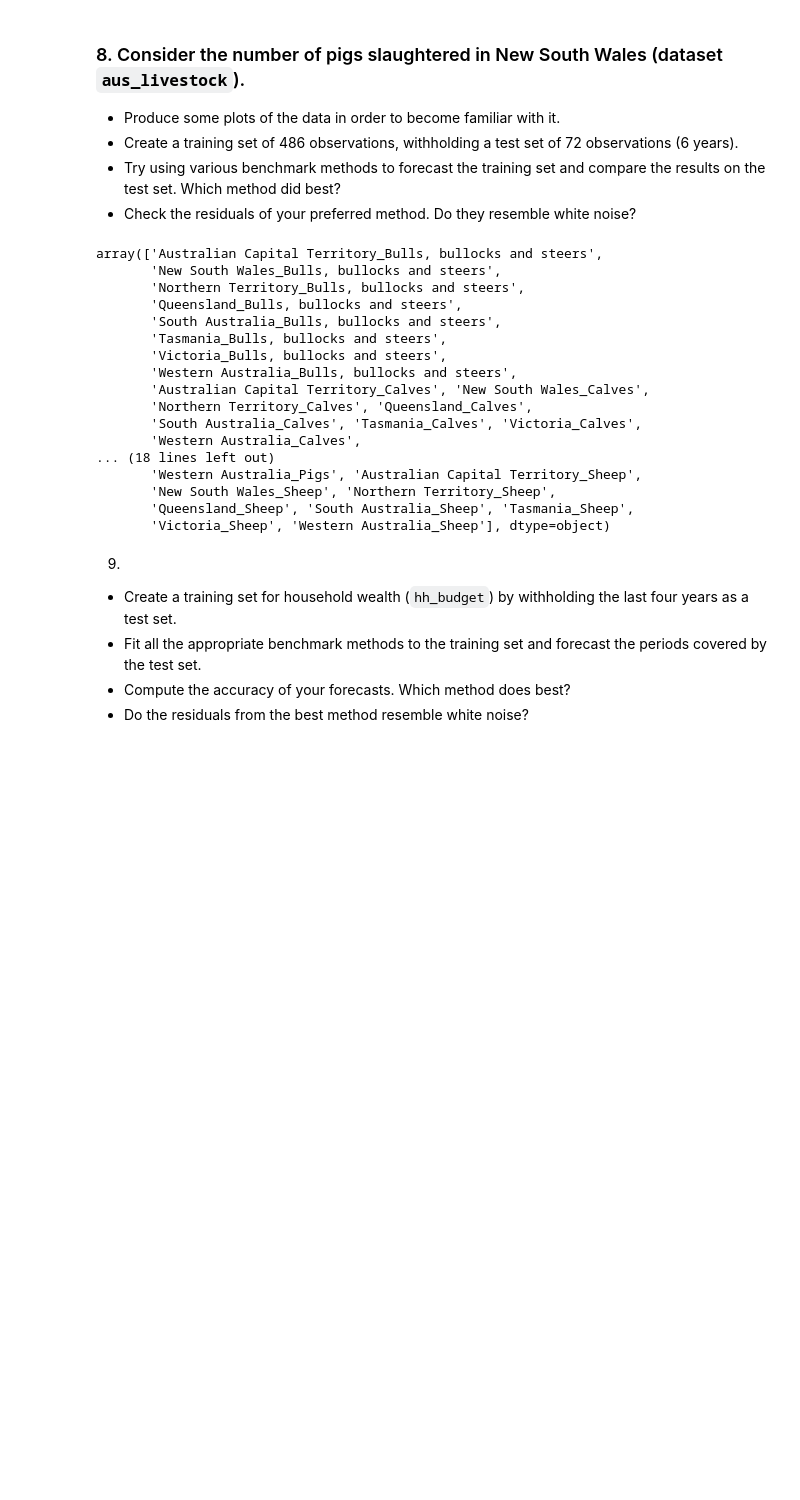
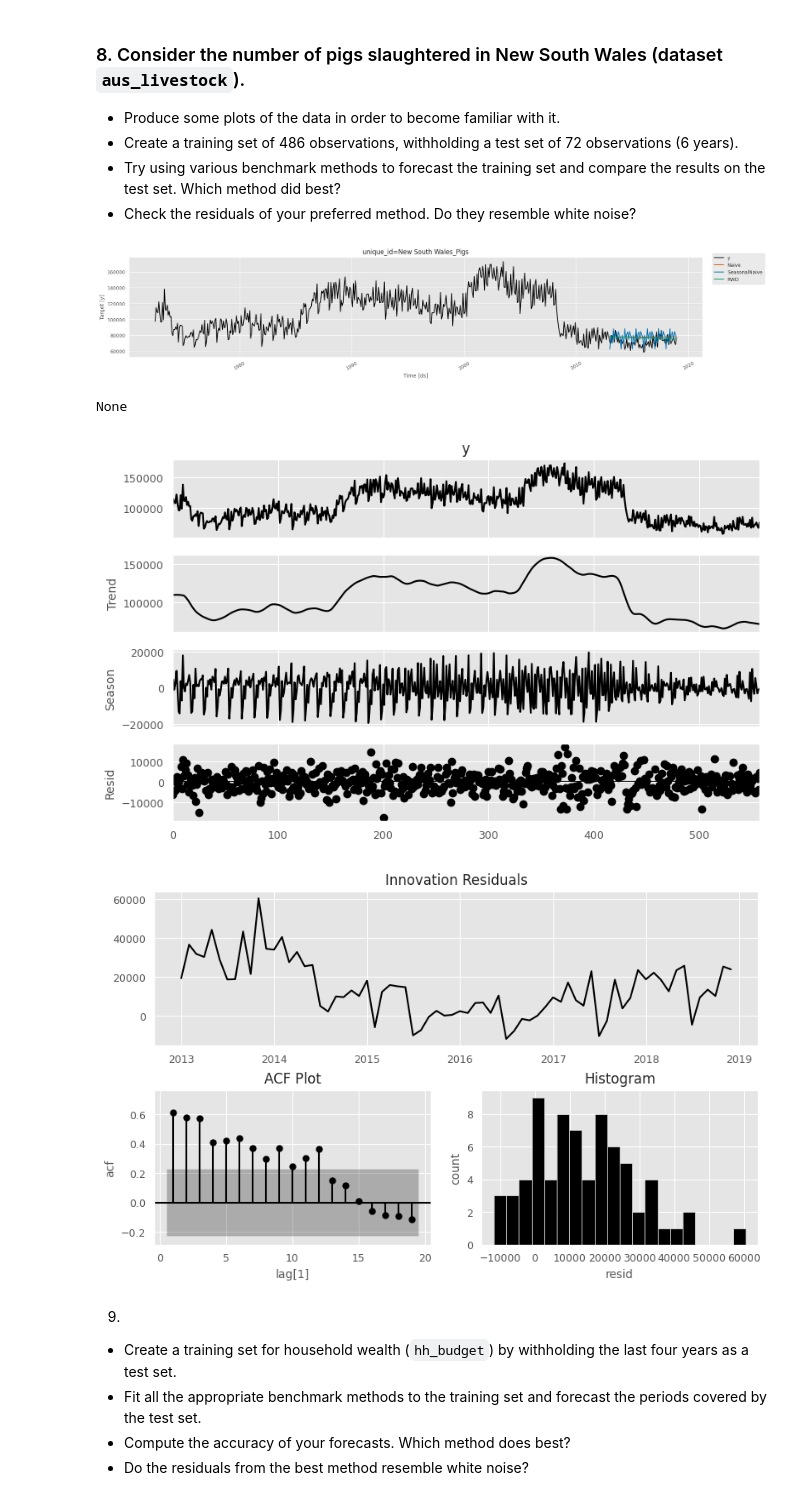
Before and after one commit to Le-Phu-Family/-Time-Series-Analysis-and-Forecasting-methods-, a Jupyter notebook: notebooks/Chapter 5 - The forecaster’s toolbox/Excercises for Chapter 5.ipynb, the cells around one changed output. Saved outputs shown, nothing was run; the diff lists cells and outputs as text; code cells hidden in the pictures; blank space fills up the shorter version.

```diff
--- a/notebooks/Chapter 5 - The forecaster’s toolbox/Excercises for Chapter 5.ipynb
+++ b/notebooks/Chapter 5 - The forecaster’s toolbox/Excercises for Chapter 5.ipynb
@@ -463,30 +463,53 @@ In the histogram plot, we can see that the distribution is nearly normal but lon
 - Create a training set of 486 observations, withholding a test set of 72 observations (6 years).
 - Try using various benchmark methods to forecast the training set and compare the results on the test set. Which method did best?
 - Check the residuals of your preferred method. Do they resemble white noise?
-# %%
-aus_livestock = (
-    pd.read_csv(DATA_DIR / "aus_livestock.csv")
-
-)
-aus_livestock['unique_id'].unique()
-# %% [output]
-array(['Australian Capital Territory_Bulls, bullocks and steers',
-       'New South Wales_Bulls, bullocks and steers',
-       'Northern Territory_Bulls, bullocks and steers',
-       'Queensland_Bulls, bullocks and steers',
-       'South Australia_Bulls, bullocks and steers',
-       'Tasmania_Bulls, bullocks and steers',
-       'Victoria_Bulls, bullocks and steers',
-       'Western Australia_Bulls, bullocks and steers',
-       'Australian Capital Territory_Calves', 'New South Wales_Calves',
-       'Northern Territory_Calves', 'Queensland_Calves',
-       'South Australia_Calves', 'Tasmania_Calves', 'Victoria_Calves',
-       'Western Australia_Calves',
-... (18 lines left out)
-       'Western Australia_Pigs', 'Australian Capital Territory_Sheep',
-       'New South Wales_Sheep', 'Northern Territory_Sheep',
-       'Queensland_Sheep', 'South Australia_Sheep', 'Tasmania_Sheep',
-       'Victoria_Sheep', 'Western Australia_Sheep'], dtype=object)
+# %%
+from utilsforecast.plotting import plot_series
+
+
+aus_livestock = (
+    pd.read_csv(DATA_DIR / "aus_livestock.csv", parse_dates=['ds'])
+    .query("unique_id == 'New South Wales_Pigs'")
+    .reset_index(drop = True)
+)
+
+stl = STL(aus_livestock["y"], period=12)
+res = stl.fit()
+fig  = res.plot()
+
+train = aus_livestock.loc[:485,:]
+test = aus_livestock.loc[486:,:]
+
+naive_method = Naive()
+seasonal_naive_method = SeasonalNaive(season_length=12)
+drift_method = RandomWalkWithDrift()
+
+sf = StatsForecast(
+    freq="M",
+    models=[naive_method, seasonal_naive_method, drift_method]
+)
+sf.fit(train)
+fcasts = sf.predict(h=len(test)).assign(y=test["y"].to_numpy())
+fig1 = plot_series(
+    train, fcasts,
+    palette='black_and_3color',
+)
+display(fig1)
+
+# preds = sf.forecast(h=len(test), df=train, fitted=True)
+# preds["y"] = test["y"].values
+# evaluation = evaluate(preds, train_df=train,
+#     metrics=[rmse, mae, mape, partial(mase, seasonality=12)])
+# evaluation
+
+p = sf.forecast(h=len(test), df=train, fitted=True).assign(resid = lambda x: train["y"] - x["RWD"])
+fig2 = plot_diagnostics(p)
+display(fig2)
+# %% [output]
+[figure, added]
+None
+[figure, added]
+[figure, added]
 # %% [markdown]
 9.
 - Create a training set for household wealth (`hh_budget`) by withholding the last four years as a test set.
```
Also changed, not shown: parts of 12 cells of this notebook, 2 other files.
